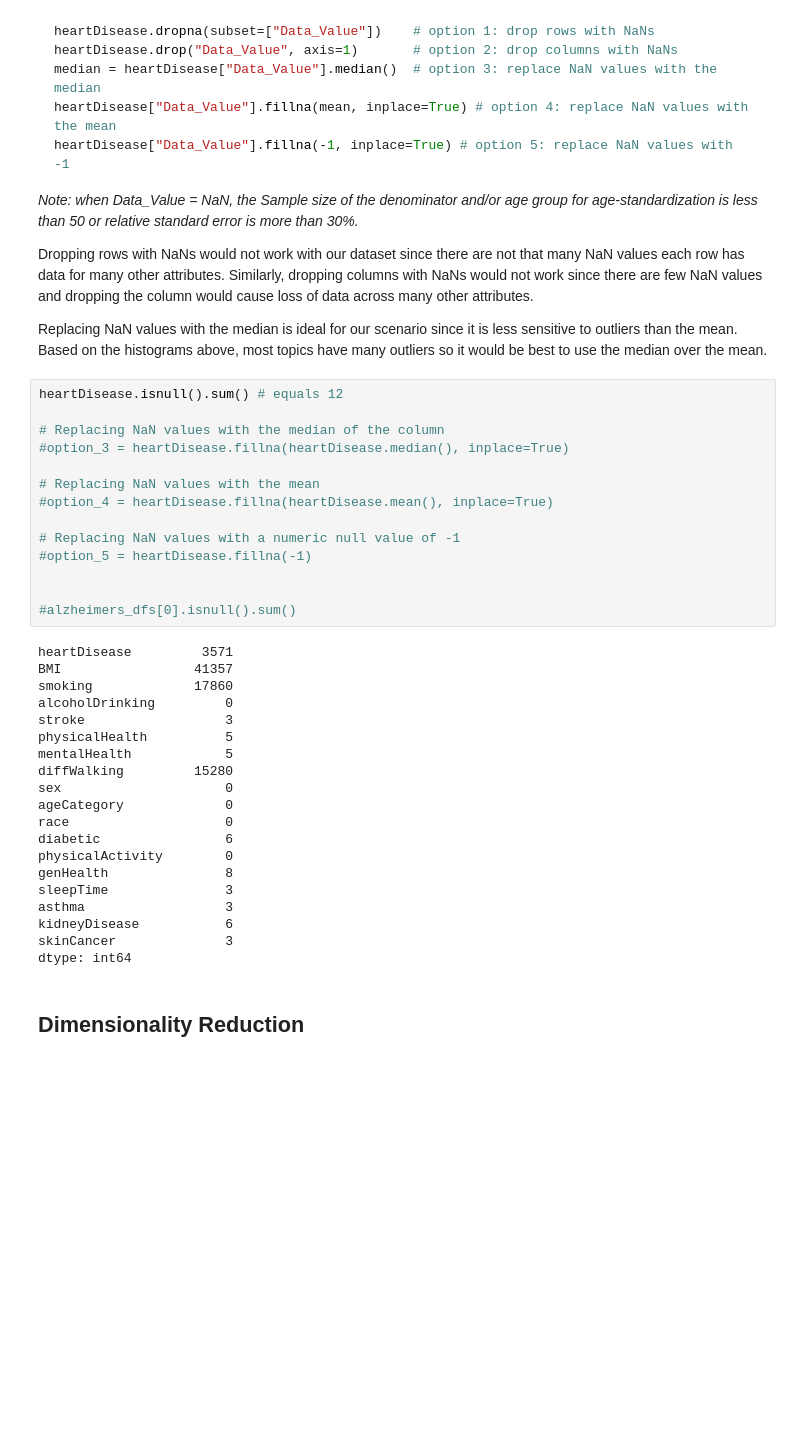
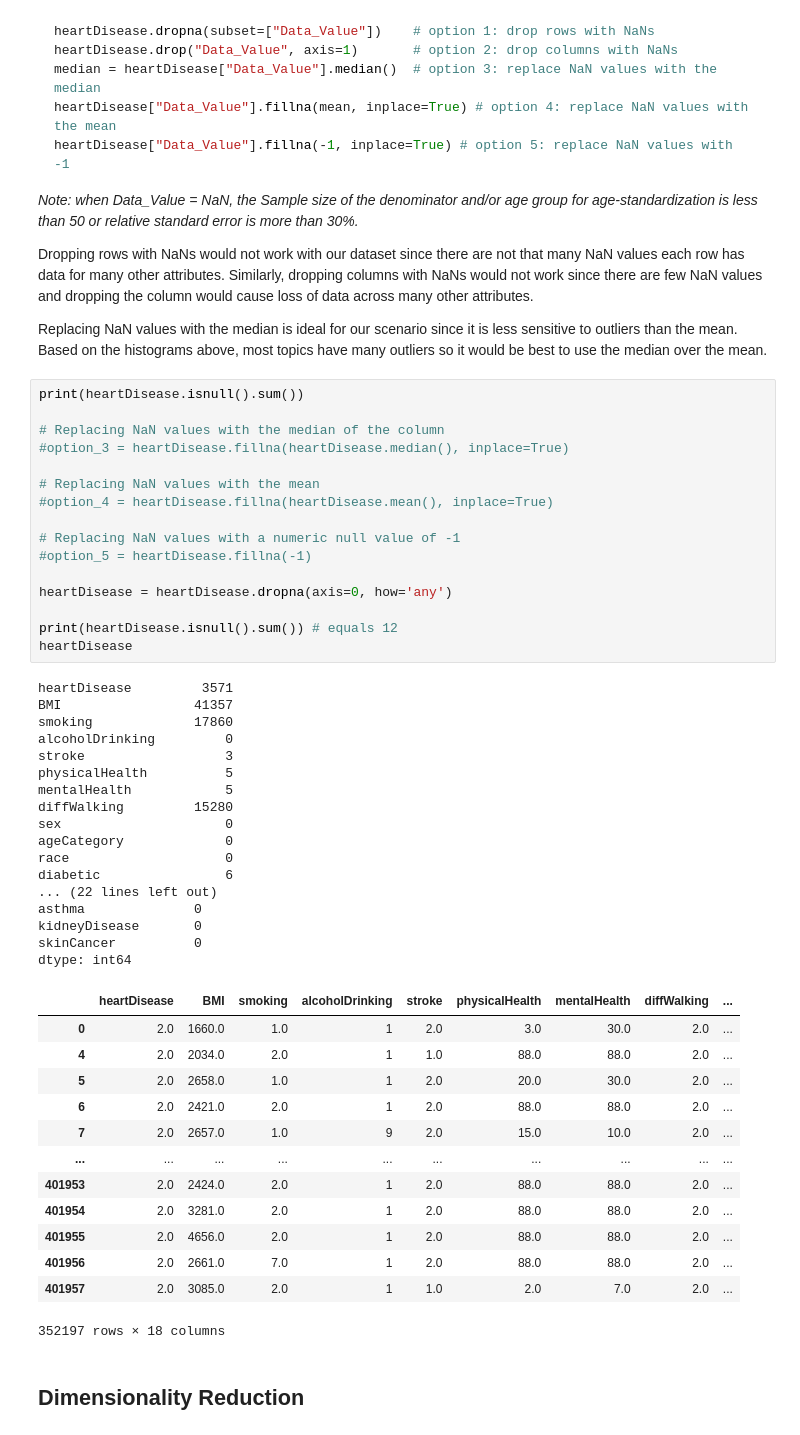
Before and after one commit to Suhyrhasan/Risk-Prediction-For-Heart-Disease, a Jupyter notebook: DatasetAfterPreprocessing.ipynb, the cells around one changed output. Drawn from its saved outputs; the diff is of its cells as text; blank space fills up the shorter version.

```diff
--- a/DatasetAfterPreprocessing.ipynb
+++ b/DatasetAfterPreprocessing.ipynb
@@ -153,38 +153,51 @@ Dropping rows with NaNs would not work with our dataset since there are not that
 
 Replacing NaN values with the median is ideal for our scenario since it is less sensitive to outliers than the mean. Based on the histograms above, most topics have many outliers so it would be best to use the median over the mean.
 # %%
-heartDisease.isnull().sum() # equals 12
+print(heartDisease.isnull().sum())
 
 # Replacing NaN values with the median of the column
 #option_3 = heartDisease.fillna(heartDisease.median(), inplace=True)
 
 # Replacing NaN values with the mean
 #option_4 = heartDisease.fillna(heartDisease.mean(), inplace=True)
 
 # Replacing NaN values with a numeric null value of -1
 #option_5 = heartDisease.fillna(-1)
 
+heartDisease = heartDisease.dropna(axis=0, how='any')
 
-#alzheimers_dfs[0].isnull().sum()
+print(heartDisease.isnull().sum()) # equals 12
+heartDisease
 # %% [output]
 heartDisease         3571
 BMI                 41357
 smoking             17860
 alcoholDrinking         0
 stroke                  3
 physicalHealth          5
 mentalHealth            5
 diffWalking         15280
 sex                     0
 ageCategory             0
 race                    0
 diabetic                6
-physicalActivity        0
-genHealth               8
-sleepTime               3
-asthma                  3
-kidneyDisease           6
-skinCancer              3
+... (22 lines left out)
+asthma              0
+kidneyDisease       0
+skinCancer          0
 dtype: int64
+|  | heartDisease | BMI | smoking | alcoholDrinking | stroke | physicalHealth | mentalHealth | diffWalking | ... |
+| 0 | 2.0 | 1660.0 | 1.0 | 1 | 2.0 | 3.0 | 30.0 | 2.0 | ... |
+| 4 | 2.0 | 2034.0 | 2.0 | 1 | 1.0 | 88.0 | 88.0 | 2.0 | ... |
+| 5 | 2.0 | 2658.0 | 1.0 | 1 | 2.0 | 20.0 | 30.0 | 2.0 | ... |
+| 6 | 2.0 | 2421.0 | 2.0 | 1 | 2.0 | 88.0 | 88.0 | 2.0 | ... |
+| 7 | 2.0 | 2657.0 | 1.0 | 9 | 2.0 | 15.0 | 10.0 | 2.0 | ... |
+| ... | ... | ... | ... | ... | ... | ... | ... | ... | ... |
+| 401953 | 2.0 | 2424.0 | 2.0 | 1 | 2.0 | 88.0 | 88.0 | 2.0 | ... |
+| 401954 | 2.0 | 3281.0 | 2.0 | 1 | 2.0 | 88.0 | 88.0 | 2.0 | ... |
+| 401955 | 2.0 | 4656.0 | 2.0 | 1 | 2.0 | 88.0 | 88.0 | 2.0 | ... |
+| 401956 | 2.0 | 2661.0 | 7.0 | 1 | 2.0 | 88.0 | 88.0 | 2.0 | ... |
+| 401957 | 2.0 | 3085.0 | 2.0 | 1 | 1.0 | 2.0 | 7.0 | 2.0 | ... |
+352197 rows × 18 columns
 # %% [markdown]
 ## Dimensionality Reduction
```
Also changed, not shown: parts of 4 cells of this notebook, 2 other files.
